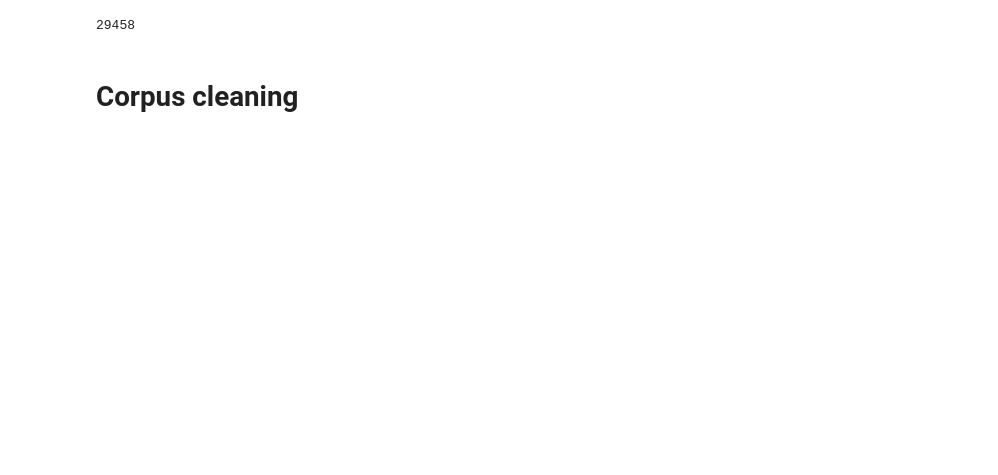
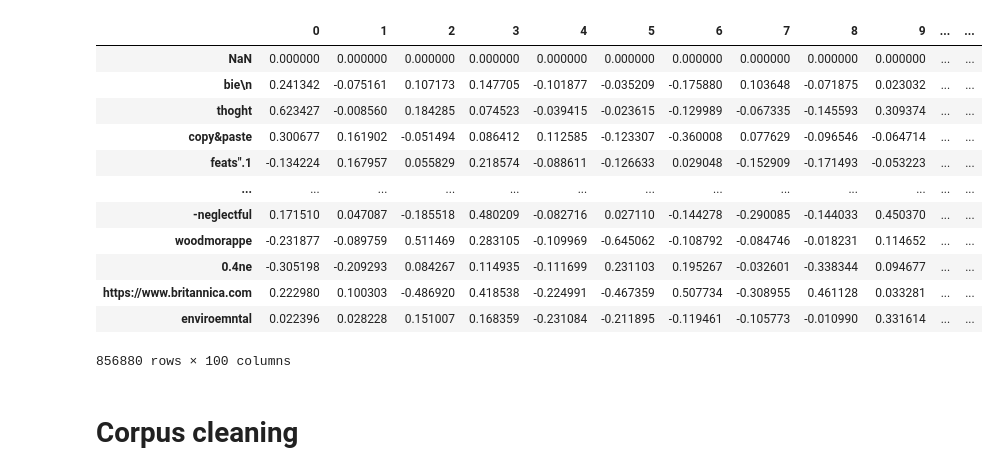
Before and after one commit to Limekaaa/UC-FIRe, a Jupyter notebook: main.ipynb, the cells around one changed output. Drawn from its saved outputs; the diff is of its cells as text; code cells hidden in the pictures; blank space fills up the shorter version.

```diff
--- a/main.ipynb
+++ b/main.ipynb
@@ -24,16 +24,28 @@ data_path = util.download_and_unzip(url, "datasets")
 data_path = f"datasets/{dataset}"
 corpus, queries, qrels = GenericDataLoader(data_folder=data_path).load(split="test")
 # %%
-embeddings = pd.read_csv('word_vectors_nfcorpus.txt', sep=' ', header=None).dropna()
-embeddings.columns = ['word'] + [str(i) for i in range(100)]
+embeddings = pd.read_csv(f'word_vectors_{dataset}.txt', sep=' ',na_values=[''], keep_default_na=False, index_col=0).dropna()
+#embeddings.columns = ['word'] + [str(i) for i in range(100)]
 for i in list(embeddings.columns)[1:]:
     embeddings[i] = embeddings[i].astype(float)
 
-embeddings = embeddings.set_index('word')
+#embeddings = embeddings.set_index('word')
-# %%
-len(embeddings)
-# %% [output]
-29458
+# %%
+embeddings
+# %% [output]
+|  | 0 | 1 | 2 | 3 | 4 | 5 | 6 | 7 | 8 | 9 | ... | ... |
+| NaN | 0.000000 | 0.000000 | 0.000000 | 0.000000 | 0.000000 | 0.000000 | 0.000000 | 0.000000 | 0.000000 | 0.000000 | ... | ... |
+| bie\n | 0.241342 | -0.075161 | 0.107173 | 0.147705 | -0.101877 | -0.035209 | -0.175880 | 0.103648 | -0.071875 | 0.023032 | ... | ... |
+| thoght | 0.623427 | -0.008560 | 0.184285 | 0.074523 | -0.039415 | -0.023615 | -0.129989 | -0.067335 | -0.145593 | 0.309374 | ... | ... |
+| copy&paste | 0.300677 | 0.161902 | -0.051494 | 0.086412 | 0.112585 | -0.123307 | -0.360008 | 0.077629 | -0.096546 | -0.064714 | ... | ... |
+| feats".1 | -0.134224 | 0.167957 | 0.055829 | 0.218574 | -0.088611 | -0.126633 | 0.029048 | -0.152909 | -0.171493 | -0.053223 | ... | ... |
+| ... | ... | ... | ... | ... | ... | ... | ... | ... | ... | ... | ... | ... |
+| -neglectful | 0.171510 | 0.047087 | -0.185518 | 0.480209 | -0.082716 | 0.027110 | -0.144278 | -0.290085 | -0.144033 | 0.450370 | ... | ... |
+| woodmorappe | -0.231877 | -0.089759 | 0.511469 | 0.283105 | -0.109969 | -0.645062 | -0.108792 | -0.084746 | -0.018231 | 0.114652 | ... | ... |
+| 0.4ne | -0.305198 | -0.209293 | 0.084267 | 0.114935 | -0.111699 | 0.231103 | 0.195267 | -0.032601 | -0.338344 | 0.094677 | ... | ... |
+| https://www.britannica.com | 0.222980 | 0.100303 | -0.486920 | 0.418538 | -0.224991 | -0.467359 | 0.507734 | -0.308955 | 0.461128 | 0.033281 | ... | ... |
+| enviroemntal | 0.022396 | 0.028228 | 0.151007 | 0.168359 | -0.231084 | -0.211895 | -0.119461 | -0.105773 | -0.010990 | 0.331614 | ... | ... |
+856880 rows × 100 columns
 # %% [markdown]
 # Corpus cleaning
 # %%
```
Also changed, not shown: parts of 24 cells of this notebook.
